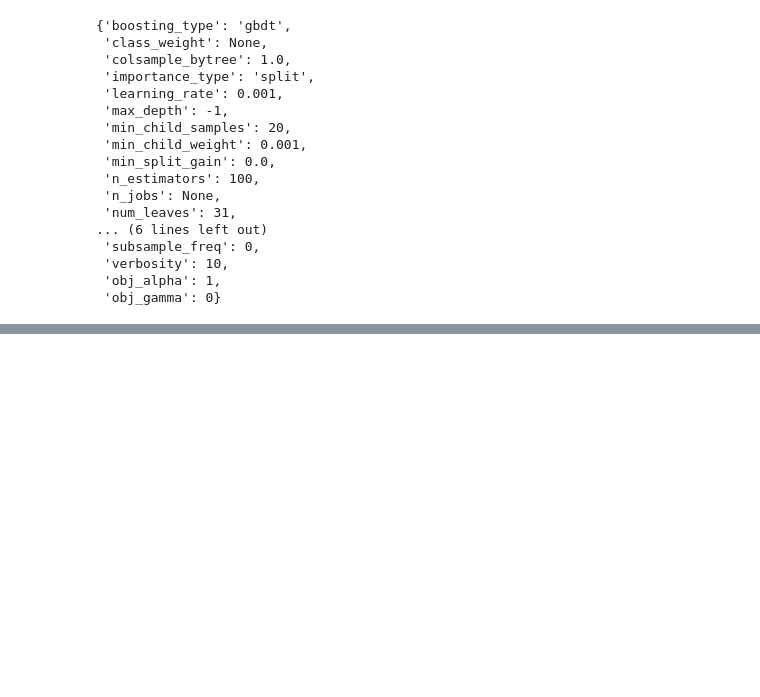
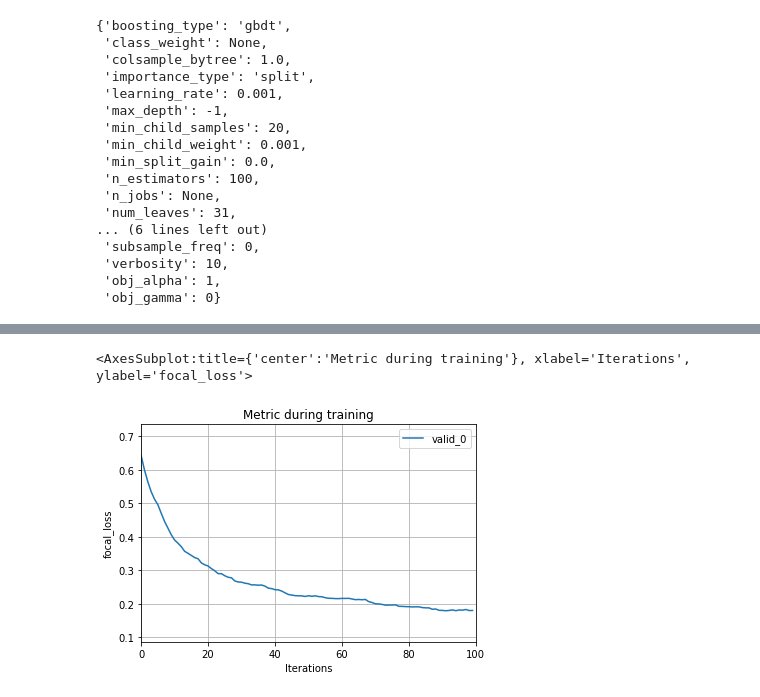
Before and after one commit to alexiswang/focal_loss, a Jupyter notebook: focal_loss.ipynb, the cells around one changed output, grey strips where cells are left out. Cells and saved outputs as stored; diff of their text form; code cells hidden in the pictures; blank space fills up the shorter version.

```diff
--- a/focal_loss.ipynb
+++ b/focal_loss.ipynb
@@ -115,3 +98,13 @@ You can set `force_col_wise=true` to remove the overhead.
 [LightGBM] [Warning] Using self-defined objective function
 Test ROC AUC: 0.97091
 Test logloss 0.00327
+# %%
+#
+
+model = lgb.LGBMClassifier()
+params = {"objective": 'binary', "learning_rate": 0.01, "random_seed": 0}
+model.set_params(**params)
+model.fit(X_train, y_train)
+y_pred = model.predict(X_test)
+print(f"Test ROC AUC: {metrics.roc_auc_score(y_test, y_pred):.5f}")
+print(f"Test logloss {metrics.log_loss(y_test, y_pred):.5f}")
@@ -368,0 +361,15 @@ fl = FocalLoss()
+# %%
+
+import numpy as np
+import pandas as pd
+from sklearn.datasets import make_classification
+from sklearn.model_selection import train_test_split
+
+X, y = make_classification(n_samples=1000, n_features=10, n_informative=10, n_redundant=0, n_classes=2, weights=[0.5, 0.5], random_state=420)
+df = pd.DataFrame(X, columns=[f'col{i}' for i in range(10)])
+df['label'] = pd.Series(y)
+
+df.label.value_counts()
+X_train, X_test, y_train, y_test = train_test_split(X, y, test_size=0.2, stratify=y)
+X_train, X_val, y_train, y_val = train_test_split(X_train, y_train, test_size=0.1, stratify=y_train)
+print(pd.Series(y_train).value_counts(normalize=True))
@@ -368,0 +380,14 @@ fl = FocalLoss()
+# %%
+from models import CustomLGBMClassifier
+model = CustomLGBMClassifier()
+params = {'early_stopping_round': 20,
+          # 'obj_alpha': 0.25,
+          # 'obj_gamma': 2,
+          # 'n_estimator': 200,
+        'max_depth': 5,
+        # 'learning_rate': 0.001,
+        # 'min_child_samples': 100
+        }
+model.set_params(**params)
+
+model.fit(X_train, y_train, eval_set=(X_val, y_val))
@@ -368,0 +414,7 @@ fl = FocalLoss()
+# %%
+from lightgbm import plot_metric, plot_tree
+
+plot_metric(model)
+# %% [output]
+<AxesSubplot:title={'center':'Metric during training'}, xlabel='Iterations', ylabel='focal_loss'>
+[figure, added]
```
Also changed, not shown: parts of 9 cells of this notebook, 1 other file.
